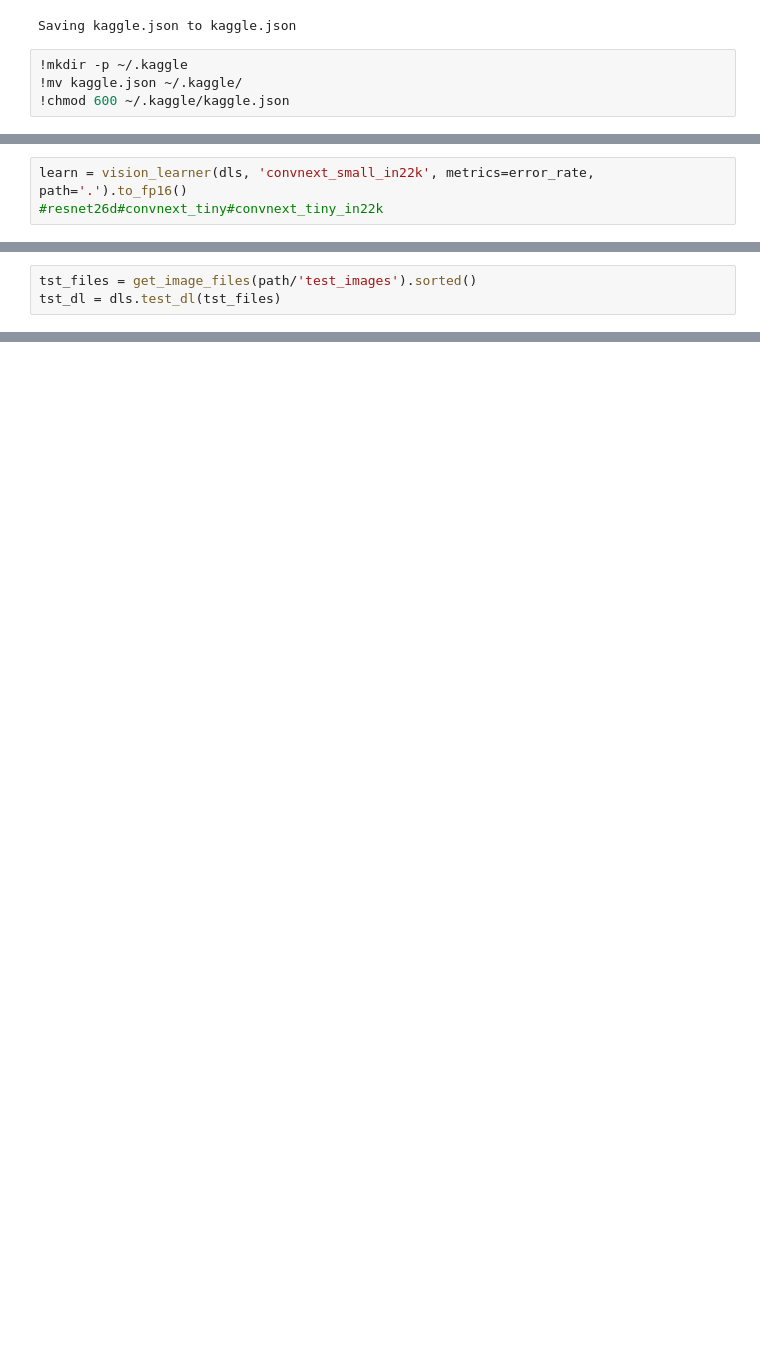
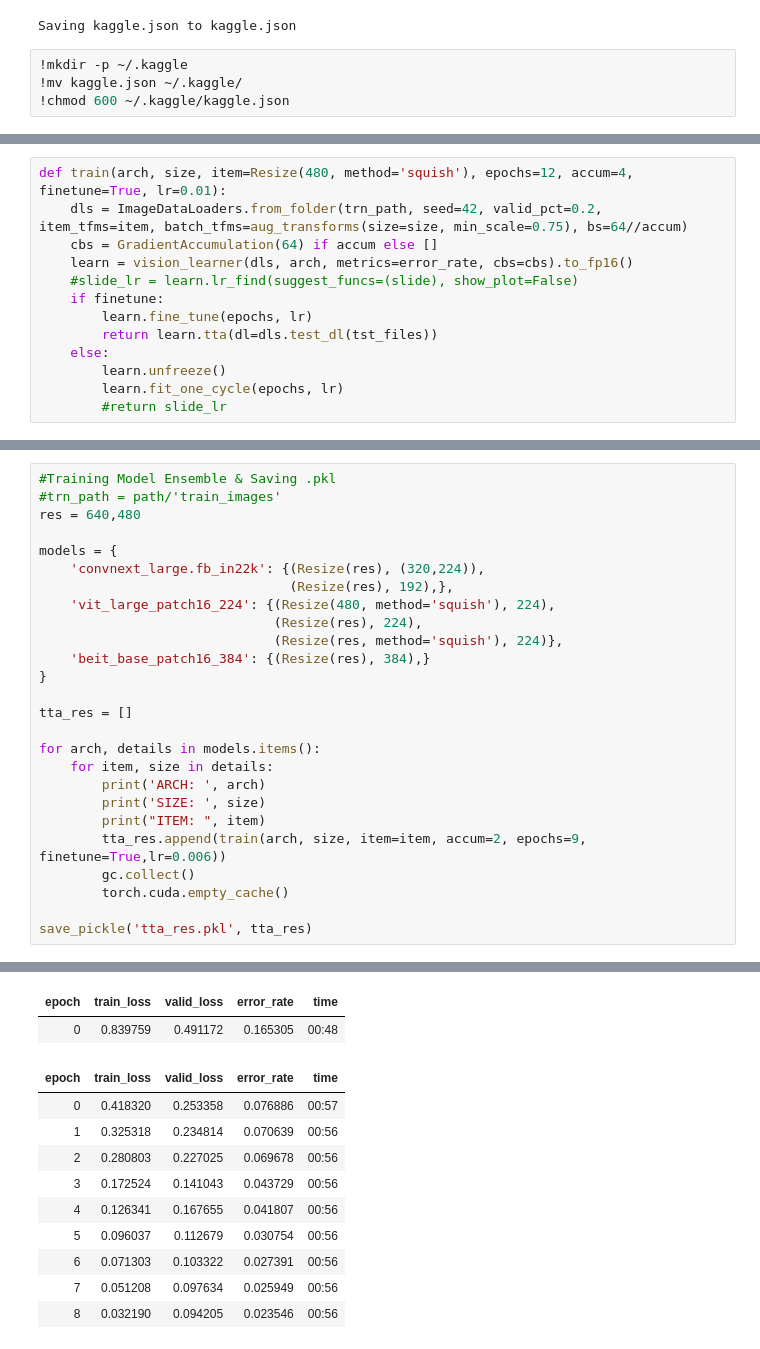
Before and after one commit to tonytarizzo/paddyRiceCompetition, a Jupyter notebook: paddyCompetition.ipynb, the cells around one changed output, grey strips where cells are left out. Drawn from its saved outputs; the diff is of its cells as text; blank space fills up the shorter version.

Commit message:
top 9%! 98.5% accuracy, using a model ensemble, tta and gradient accumalation

```diff
--- a/paddyCompetition.ipynb
+++ b/paddyCompetition.ipynb
@@ -87,3 +77,0 @@ dls.show_batch(max_n=6)
-# %%
-learn = vision_learner(dls, 'convnext_small_in22k', metrics=error_rate, path='.').to_fp16()
-#resnet26d#convnext_tiny#convnext_tiny_in22k
@@ -131,3 +77,0 @@ ss
-# %%
-tst_files = get_image_files(path/'test_images').sorted()
-tst_dl = dls.test_dl(tst_files)
@@ -181,0 +78,13 @@ image_id,label
+# %%
+def train(arch, size, item=Resize(480, method='squish'), epochs=12, accum=4, finetune=True, lr=0.01):
+    dls = ImageDataLoaders.from_folder(trn_path, seed=42, valid_pct=0.2, item_tfms=item, batch_tfms=aug_transforms(size=size, min_scale=0.75), bs=64//accum)
+    cbs = GradientAccumulation(64) if accum else []
+    learn = vision_learner(dls, arch, metrics=error_rate, cbs=cbs).to_fp16()
+    #slide_lr = learn.lr_find(suggest_funcs=(slide), show_plot=False)
+    if finetune:
+        learn.fine_tune(epochs, lr)
+        return learn.tta(dl=dls.test_dl(tst_files))
+    else:
+        learn.unfreeze()
+        learn.fit_one_cycle(epochs, lr)
+        #return slide_lr
@@ -181,0 +124,27 @@ image_id,label
+# %%
+#Training Model Ensemble & Saving .pkl
+#trn_path = path/'train_images'
+res = 640,480
+
+models = {
+    'convnext_large.fb_in22k': {(Resize(res), (320,224)),
+                                (Resize(res), 192),},
+    'vit_large_patch16_224': {(Resize(480, method='squish'), 224),
+                              (Resize(res), 224),
+                              (Resize(res, method='squish'), 224)},
+    'beit_base_patch16_384': {(Resize(res), 384),}
+}
+
+tta_res = []
+
+for arch, details in models.items():
+    for item, size in details:
+        print('ARCH: ', arch)
+        print('SIZE: ', size)
+        print("ITEM: ", item)
+        tta_res.append(train(arch, size, item=item, accum=2, epochs=9, finetune=True,lr=0.006))
+        gc.collect()
+        torch.cuda.empty_cache()
+
+save_pickle('tta_res.pkl', tta_res)
+# %% [output]
@@ -181,0 +158,12 @@ image_id,label
+| epoch | train_loss | valid_loss | error_rate | time |
+| 0 | 0.839759 | 0.491172 | 0.165305 | 00:48 |
+| epoch | train_loss | valid_loss | error_rate | time |
+| 0 | 0.418320 | 0.253358 | 0.076886 | 00:57 |
+| 1 | 0.325318 | 0.234814 | 0.070639 | 00:56 |
+| 2 | 0.280803 | 0.227025 | 0.069678 | 00:56 |
+| 3 | 0.172524 | 0.141043 | 0.043729 | 00:56 |
+| 4 | 0.126341 | 0.167655 | 0.041807 | 00:56 |
+| 5 | 0.096037 | 0.112679 | 0.030754 | 00:56 |
+| 6 | 0.071303 | 0.103322 | 0.027391 | 00:56 |
+| 7 | 0.051208 | 0.097634 | 0.025949 | 00:56 |
+| 8 | 0.032190 | 0.094205 | 0.023546 | 00:56 |
```
Also changed, not shown: parts of 20 cells of this notebook.
